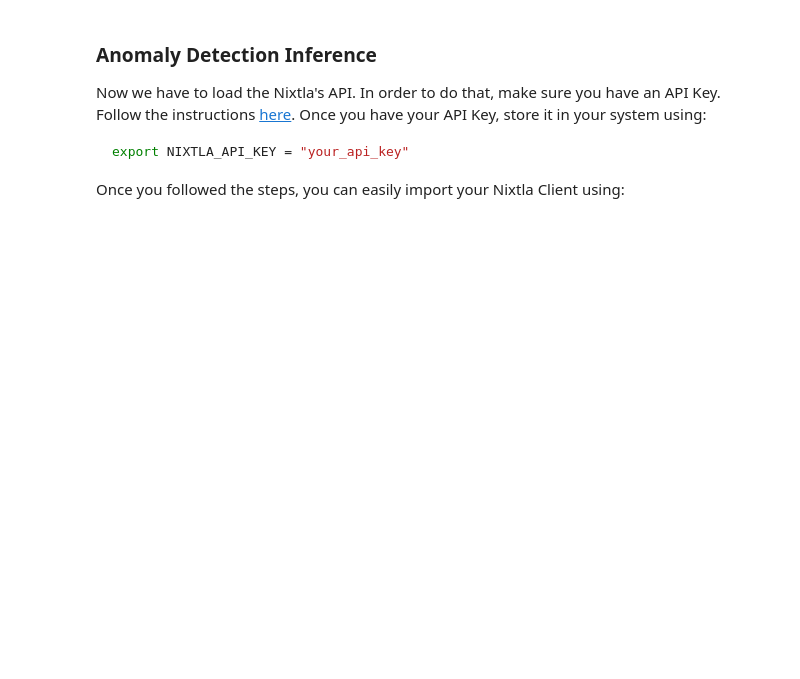
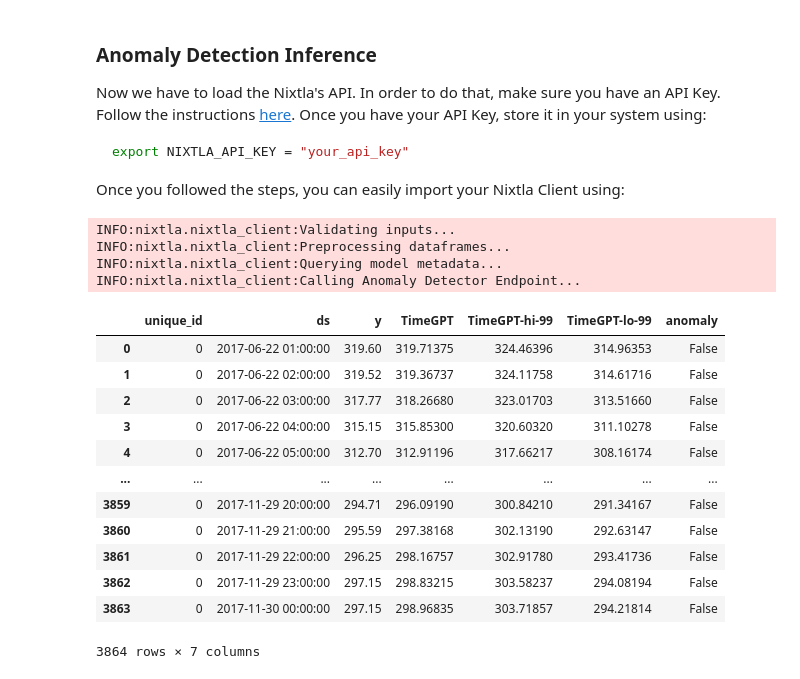
Before and after one commit to PieroPaialungaAI/AnomalyDetectionNixtla, a Jupyter notebook: temp.ipynb, the cells around one changed output. Saved outputs shown, nothing was run; the diff lists cells and outputs as text; code cells hidden in the pictures; blank space fills up the shorter version.

Commit message:
Running the anomaly detection part

```diff
--- a/temp.ipynb
+++ b/temp.ipynb
@@ -139,3 +139,24 @@ export NIXTLA_API_KEY = "your_api_key"
 Once you followed the steps, you can easily import your Nixtla Client using:
 # %%
 anomaly_calibrator.load_nixtla_client()
+# %%
+test_signal = anomaly_data['anomalous_signal']
+anomaly_calibrator.run_anomaly_detection(test_signal)
+# %% [output]
+INFO:nixtla.nixtla_client:Validating inputs...
+INFO:nixtla.nixtla_client:Preprocessing dataframes...
+INFO:nixtla.nixtla_client:Querying model metadata...
+INFO:nixtla.nixtla_client:Calling Anomaly Detector Endpoint...
+|  | unique_id | ds | y | TimeGPT | TimeGPT-hi-99 | TimeGPT-lo-99 | anomaly |
+| 0 | 0 | 2017-06-22 01:00:00 | 319.60 | 319.71375 | 324.46396 | 314.96353 | False |
+| 1 | 0 | 2017-06-22 02:00:00 | 319.52 | 319.36737 | 324.11758 | 314.61716 | False |
+| 2 | 0 | 2017-06-22 03:00:00 | 317.77 | 318.26680 | 323.01703 | 313.51660 | False |
+| 3 | 0 | 2017-06-22 04:00:00 | 315.15 | 315.85300 | 320.60320 | 311.10278 | False |
+| 4 | 0 | 2017-06-22 05:00:00 | 312.70 | 312.91196 | 317.66217 | 308.16174 | False |
+| ... | ... | ... | ... | ... | ... | ... | ... |
+| 3859 | 0 | 2017-11-29 20:00:00 | 294.71 | 296.09190 | 300.84210 | 291.34167 | False |
+| 3860 | 0 | 2017-11-29 21:00:00 | 295.59 | 297.38168 | 302.13190 | 292.63147 | False |
+| 3861 | 0 | 2017-11-29 22:00:00 | 296.25 | 298.16757 | 302.91780 | 293.41736 | False |
+| 3862 | 0 | 2017-11-29 23:00:00 | 297.15 | 298.83215 | 303.58237 | 294.08194 | False |
+| 3863 | 0 | 2017-11-30 00:00:00 | 297.15 | 298.96835 | 303.71857 | 294.21814 | False |
+3864 rows × 7 columns
```
Also changed, not shown: parts of 2 cells of this notebook, 1 other file.
